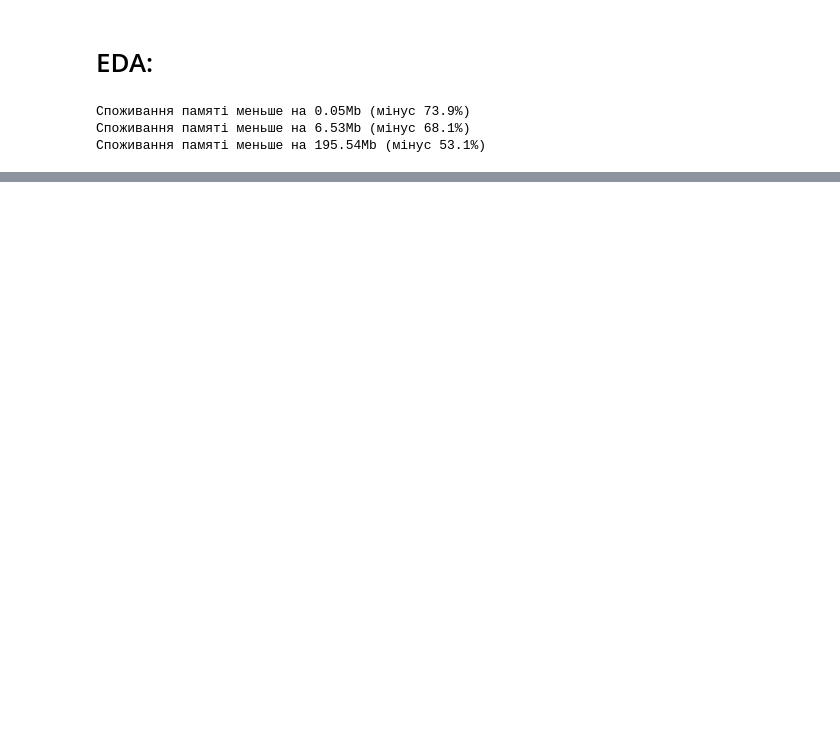
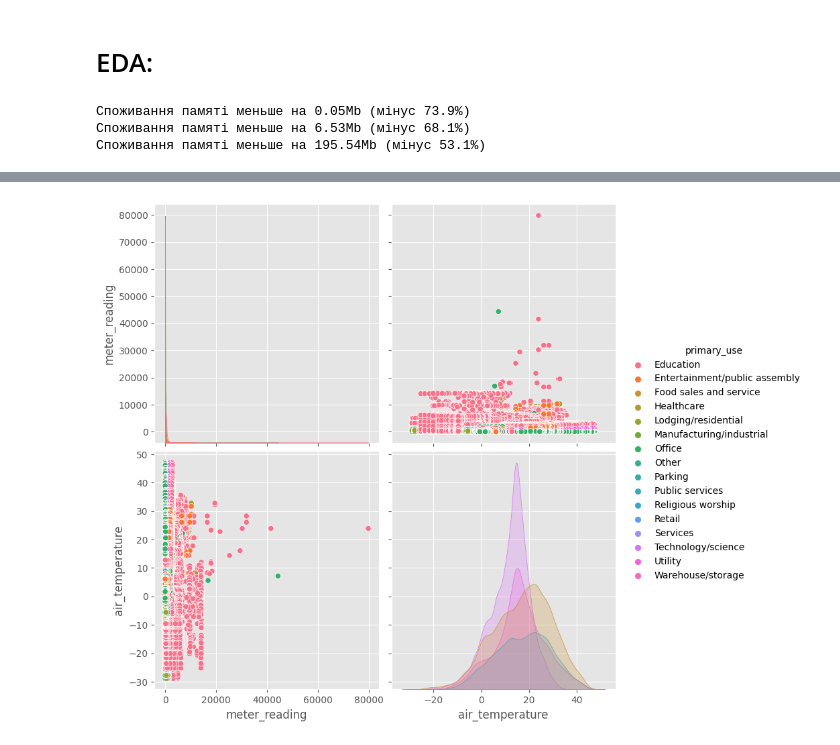
Before and after one commit to AleksandrRevuka/Algo_data_science, a Jupyter notebook: 6_Practical_skills_1_2_EDA.ipynb, the cells around one changed output, grey strips where cells are left out. Drawn from its saved outputs; the diff is of its cells as text; code cells hidden in the pictures; blank space fills up the shorter version.

```diff
--- a/6_Practical_skills_1_2_EDA.ipynb
+++ b/6_Practical_skills_1_2_EDA.ipynb
@@ -112,0 +122,9 @@ plt.show()
+# %%
+data_corr_temp_primary = pd.DataFrame(energy,
+                                      columns=["meter_reading", "air_temperature", "primary_use"])
+data_corr_temp_primary.dropna(inplace=True)
+sns.pairplot(data_corr_temp_primary, hue="primary_use", height=4)
+plt.show()
+del data_corr_temp_primary
+# %% [output]
+[figure, added]
```
Also changed, not shown: parts of 9 cells of this notebook.
